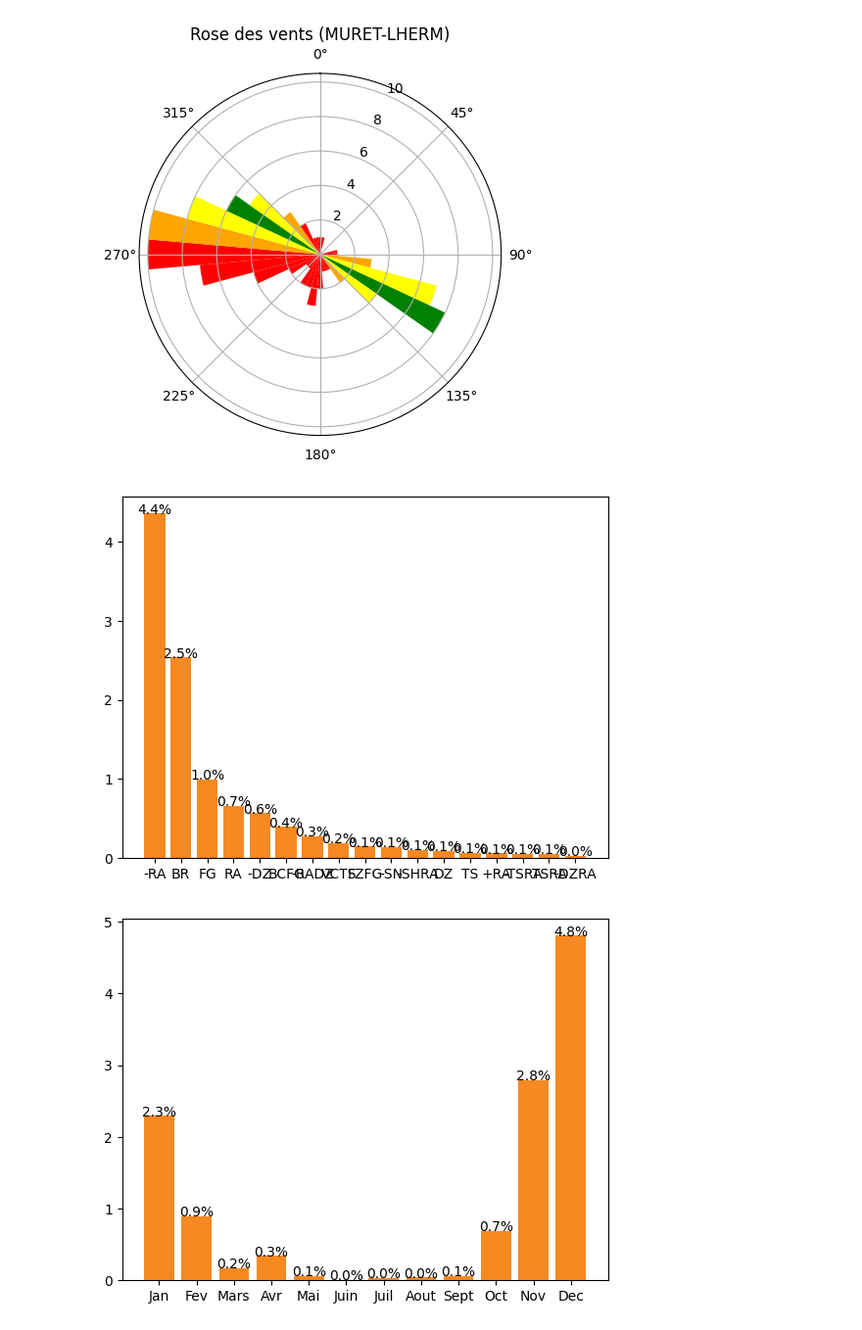
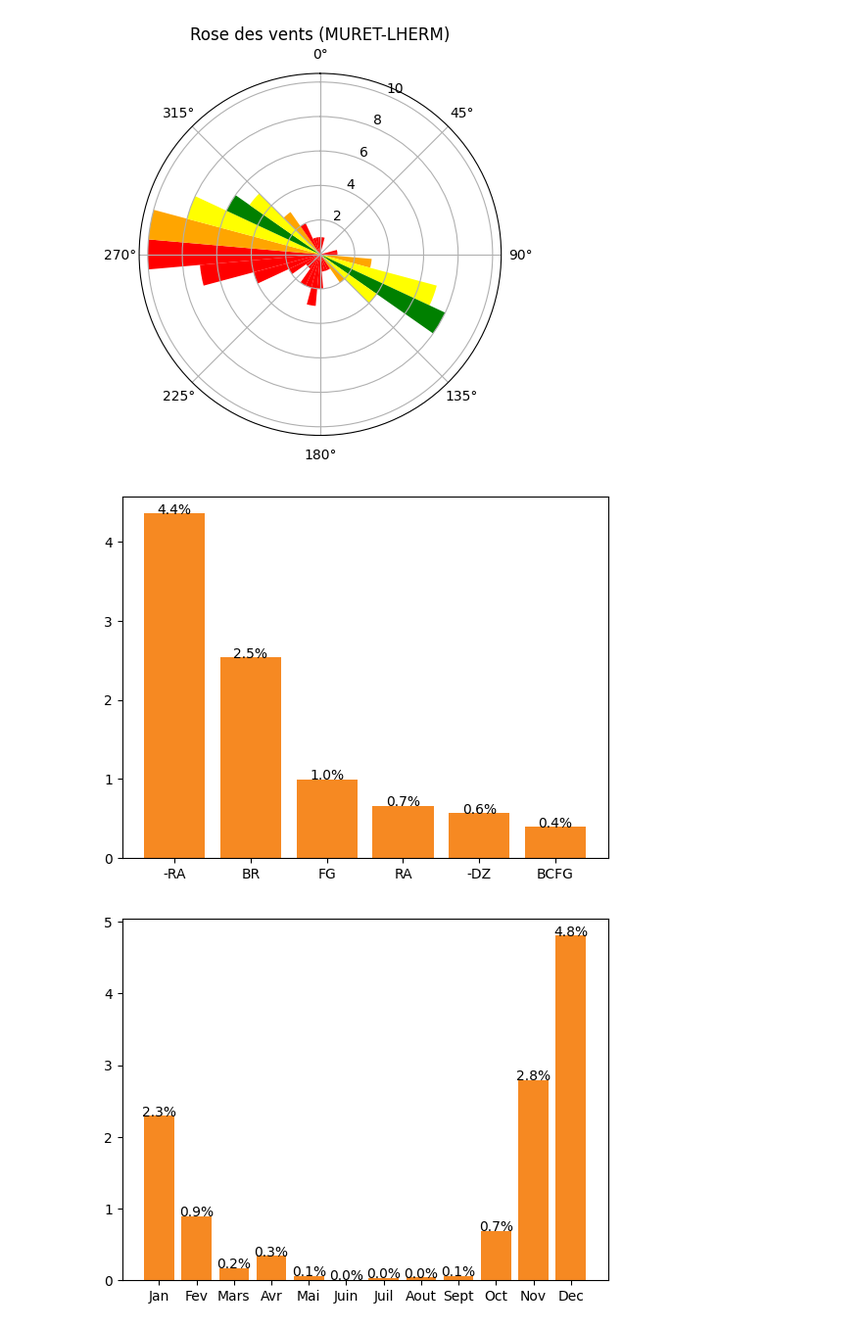
Before and after one commit to leosamuel64/PT_ClimatoAero, a Jupyter notebook: Exemples.ipynb, the cells around one changed output. Shown at 98% size. Saved outputs shown, nothing was run; the diff lists cells and outputs as text; code cells hidden in the pictures.

Commit message:
figures

```diff
--- a/Exemples.ipynb
+++ b/Exemples.ipynb
@@ -12,9 +12,9 @@ rose_des_vents(data,[12,30])
 # %% [output]
 [figure]
 # %%
-plot_weather(metars,seuil=0.03)
+plot_weather(metars,seuil=0.3)
 # %% [output]
-[figure, old version]
+[figure, new version]
 # %%
 trace_phenomene(metars,'FG')
 # %% [output]
```
Also changed, not shown: parts of 1 cell of this notebook, 5 other files.
